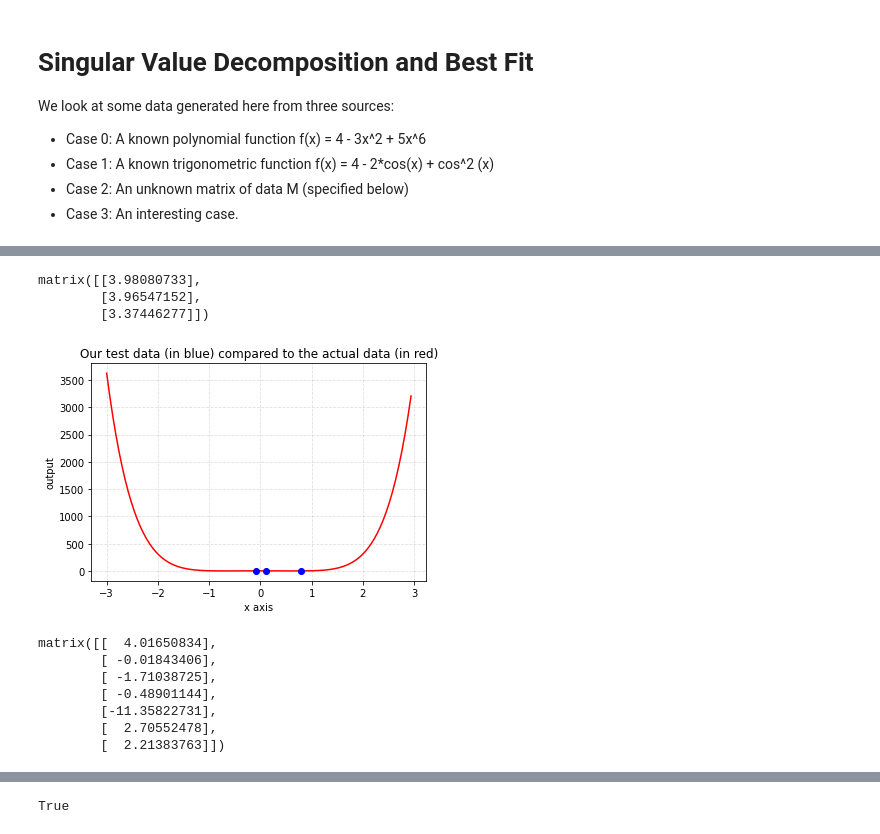
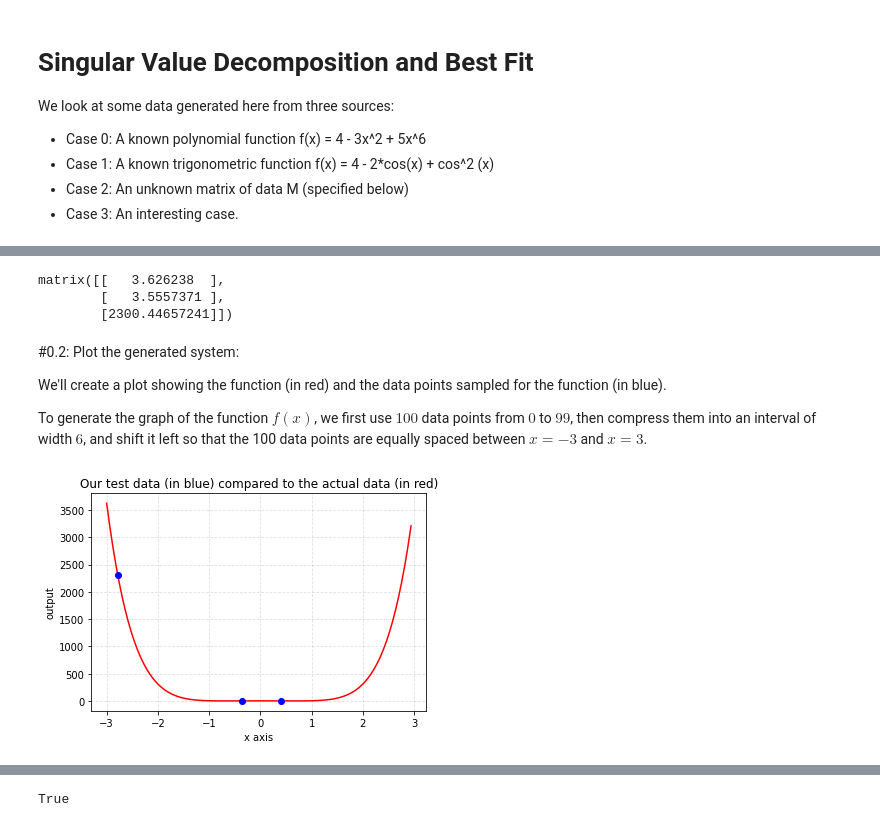
Before and after one commit to awangberg/AdvLinearAlgebra, a Jupyter notebook: Project_4_Case_0_Solving_for_a_known_polynomial_function_using_Singular_Values_or_Best_Fit.ipynb, the cells around one changed output, grey strips where cells are left out. Saved outputs shown, nothing was run; the diff lists cells and outputs as text; code cells hidden in the pictures.

```diff
--- a/Project_4_Case_0_Solving_for_a_known_polynomial_function_using_Singular_Values_or_Best_Fit.ipynb
+++ b/Project_4_Case_0_Solving_for_a_known_polynomial_function_using_Singular_Values_or_Best_Fit.ipynb
@@ -50,28 +62,14 @@ So... let's generate the matrix:
 # %%
 #We'll generate random points of data for our system.
-#The actual points for the system will be stored in actual_data_x, actual_data_y
-#
-#We'll also set up a matrix system with augmented matrix M|b for using the system
-#of best-fit:
+#The actual points for the system will be stored in containers actual_data_x and actual_data_y
 
-best_fit_data = []
-output_data = []
 actual_data_x = []
 actual_data_y = []
+
+#We'll use (cough... cough...) three   data points:
 for i in range(3):
     # pick a random number between -5 and 5
     x = 6*random.random() - 3
     f = 4 - 3*x**2 + 5*x**6
-    best_fit_data.append([1, x, x**2, x**3, x**4, x**5, x**6])
-    output_data.append([f])
     actual_data_x.append(x)
     actual_data_y.append(f)
-# Now, put the data into M and b:
-M = np.matrix(best_fit_data)
-b = np.matrix(output_data)
-#show the first five entries of b:
-b[:5]
-# %% [output]
-matrix([[3.98080733],
-        [3.96547152],
-        [3.37446277]])
@@ -78,34 +95,42 @@ matrix([[3.98080733],
+# %%
+# Uncomment either line below to show the matrix M
+# or the first five entries of b
+
+M
+b[:5]
+# %% [output]
+matrix([[   3.626238  ],
+        [   3.5557371 ],
+        [2300.44657241]])
+# %% [markdown]
+#0.2:  Plot the generated system:
+
+We'll create a plot showing the function (in red) and the data points sampled for the function (in blue).
+
+To generate the graph of the function $f(x)$, we first use $100$ data points from $0$ to $99$, then compress them into an interval of width $6$, and shift it left so that the 100 data points are equally spaced between $x = -3$ and $x=3$.
 # %%
 # We'll specify that x is a variable:
 x = sym.symbols('x')
-xdata = np.array(range(100))/16.667 - 3
+
+xdata = []
+fdata = []
+#set up our 100 data points on the interval from (-3, 3):
+xdata = np.array(range(100))/(100/6) - 3
+# find the ouput for our function on each data point:
 fdata = 4 - 3*xdata**2 + 5*xdata**6
+
 
 # Create the plot in red, and our datapoints in blue:
 plt.plot(xdata,fdata, color='red') + plt.plot(actual_data_x, actual_data_y, 'bo')
 
 # Add a title
 plt.title('Our test data (in blue) compared to the actual data (in red)')
 
 # Add X and y Label
 plt.xlabel('x axis')
 plt.ylabel('output')
 
 # Add a grid
 plt.grid(alpha=.4,linestyle='--')
 # %% [output]
-[figure, old version]
+[figure, new version]
-# %%
-#  Find the best-fit line using any of the two methods that work from last class period:
-#
-#  Method 1:  M c = b  leads to    c = (M^T M)^(-1) M^T  b
-c = linalg.inv(M.transpose() * M) * M.transpose() * b
-c
-# %% [output]
-matrix([[  4.01650834],
-        [ -0.01843406],
-        [ -1.71038725],
-        [ -0.48901144],
-        [-11.35822731],
-        [  2.70552478],
-        [  2.21383763]])
```
Also changed, not shown: parts of 28 cells of this notebook.
